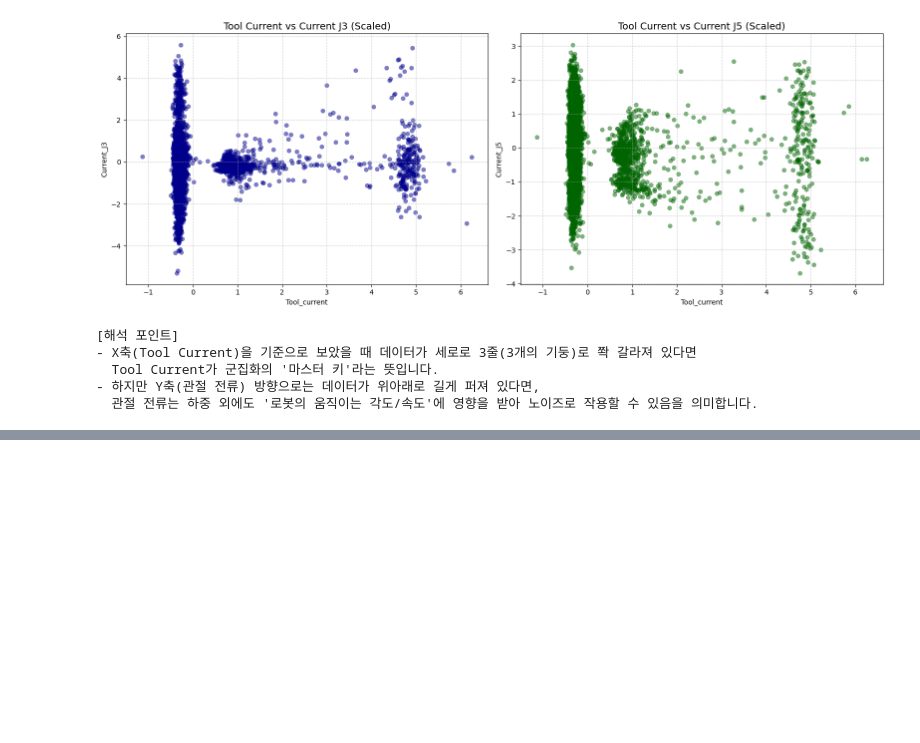
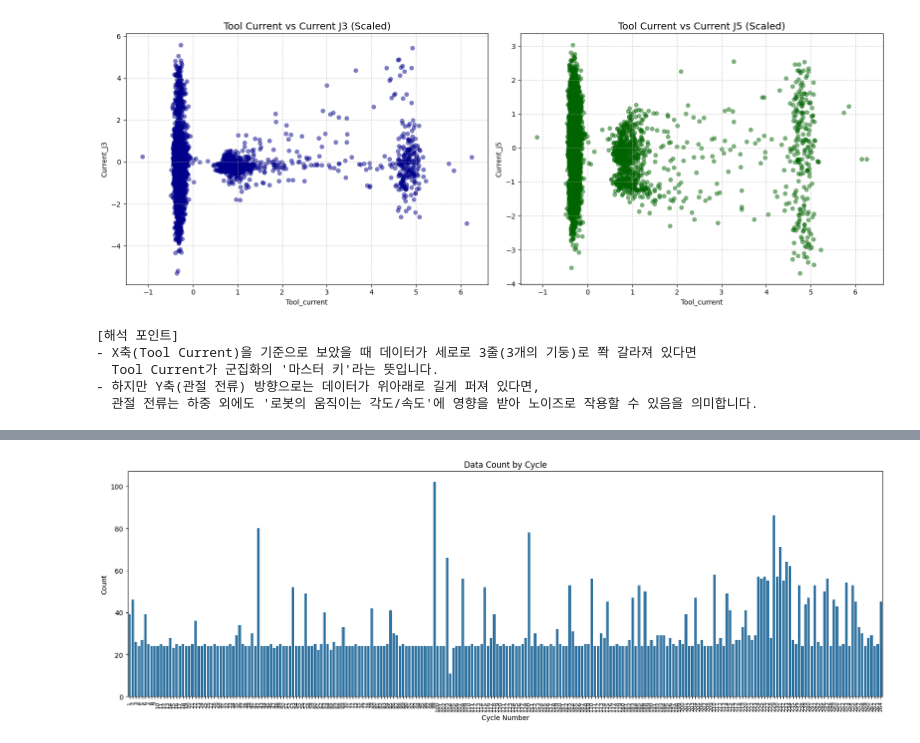
Before and after one commit to kzming2007/Catholic_ML_final_project, a Jupyter notebook: notebooks/04_1_EDA_For_Clustering.ipynb, the cells around one changed output, grey strips where cells are left out. Saved outputs shown, nothing was run; the diff lists cells and outputs as text; code cells hidden in the pictures; blank space fills up the shorter version.

```diff
--- a/notebooks/04_1_EDA_For_Clustering.ipynb
+++ b/notebooks/04_1_EDA_For_Clustering.ipynb
@@ -140,0 +157,12 @@ print("""
+# %%
+cycle_counts = df['cycle'].value_counts().sort_index()
+
+plt.figure(figsize=(20, 6))
+sns.barplot(x=cycle_counts.index, y=cycle_counts.values)
+plt.title('Data Count by Cycle')
+plt.xlabel('Cycle Number')
+plt.ylabel('Count')
+plt.xticks(rotation=90, fontsize=8)
+plt.show()
+# %% [output]
+[figure, added]
```
Also changed, not shown: parts of 3 cells of this notebook, 2 other files.
